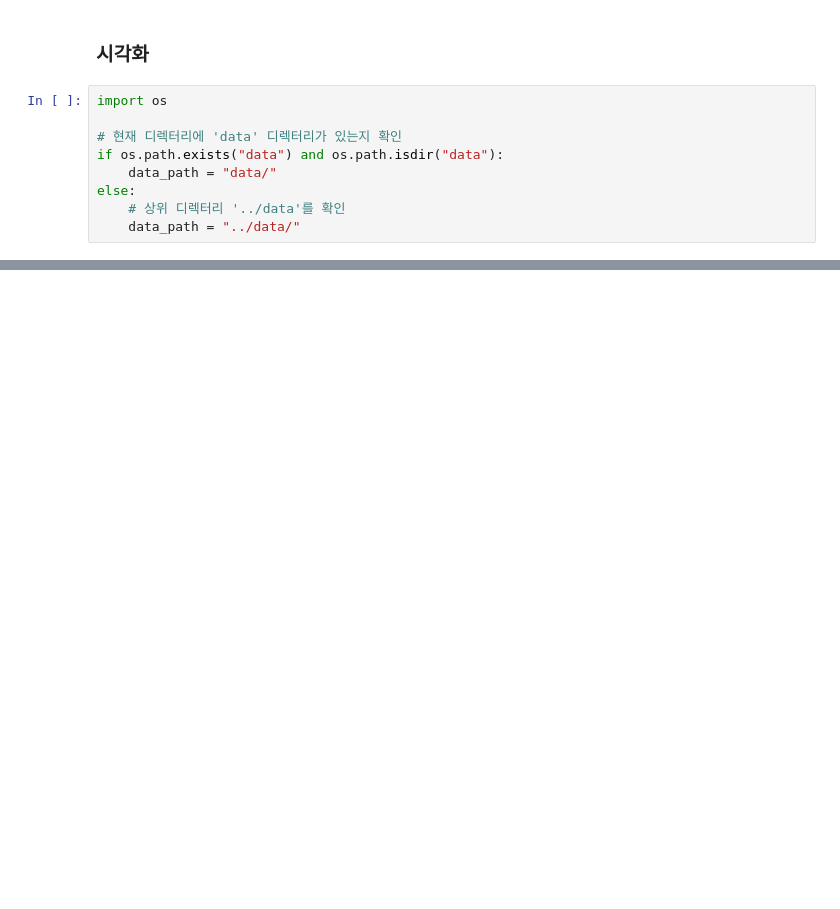
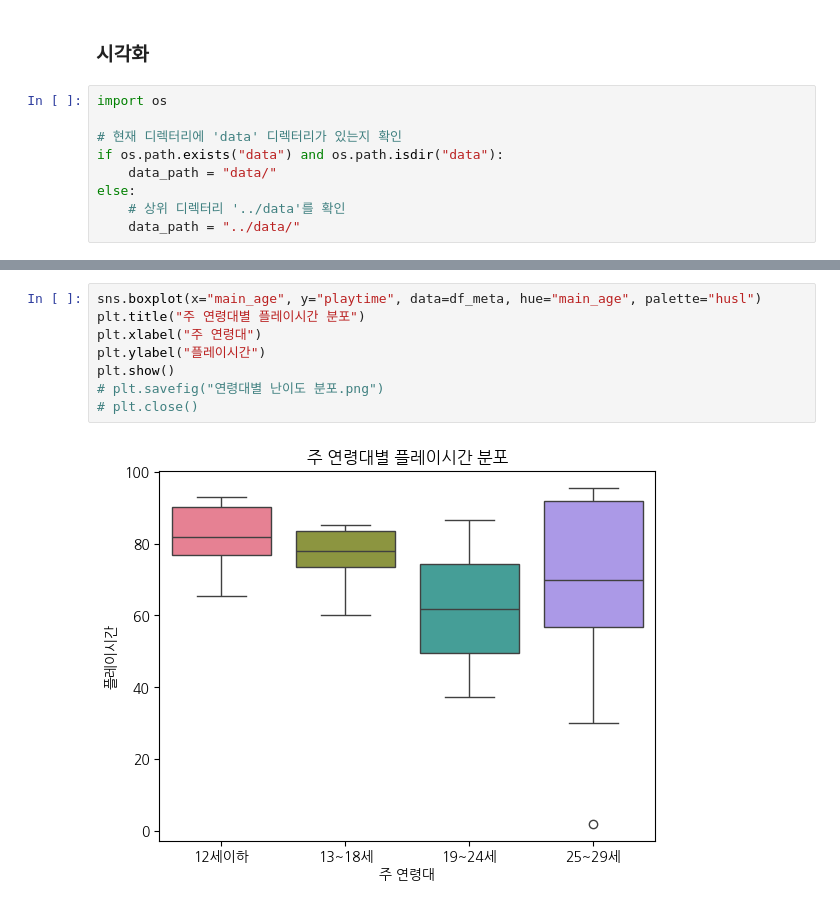
Before and after one commit to vhf1030/wanted-potenup, a Jupyter notebook: project_insight/game_data_integrate.ipynb, the cells around one changed output, grey strips where cells are left out. Drawn from its saved outputs; the diff is of its cells as text; blank space fills up the shorter version.

```diff
--- a/project_insight/game_data_integrate.ipynb
+++ b/project_insight/game_data_integrate.ipynb
@@ -153,0 +178,10 @@ plt.show()
+# %%
+sns.boxplot(x="main_age", y="playtime", data=df_meta, hue="main_age", palette="husl")
+plt.title("주 연령대별 플레이시간 분포")
+plt.xlabel("주 연령대")
+plt.ylabel("플레이시간")
+plt.show()
+# plt.savefig("연령대별 난이도 분포.png")
+# plt.close()
+# %% [output]
+[figure, added]
```
Also changed, not shown: parts of 21 cells of this notebook, 3 other files.
